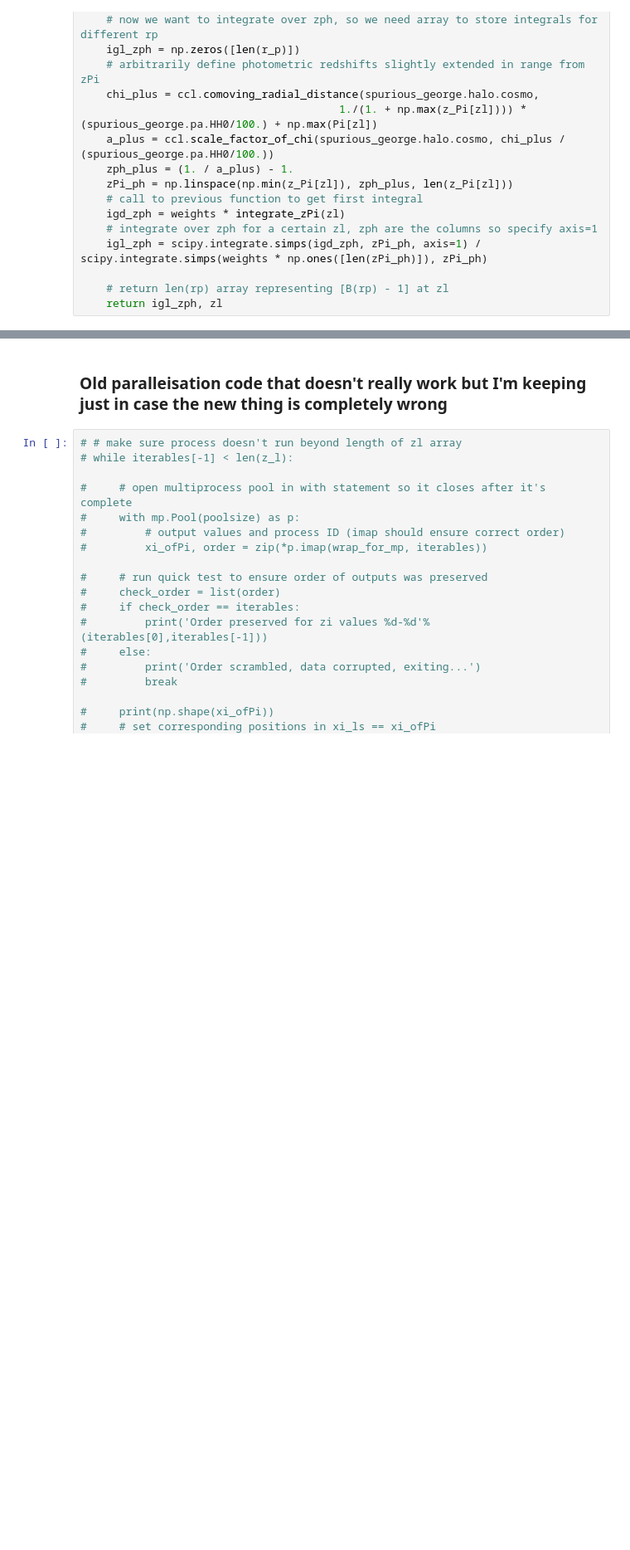
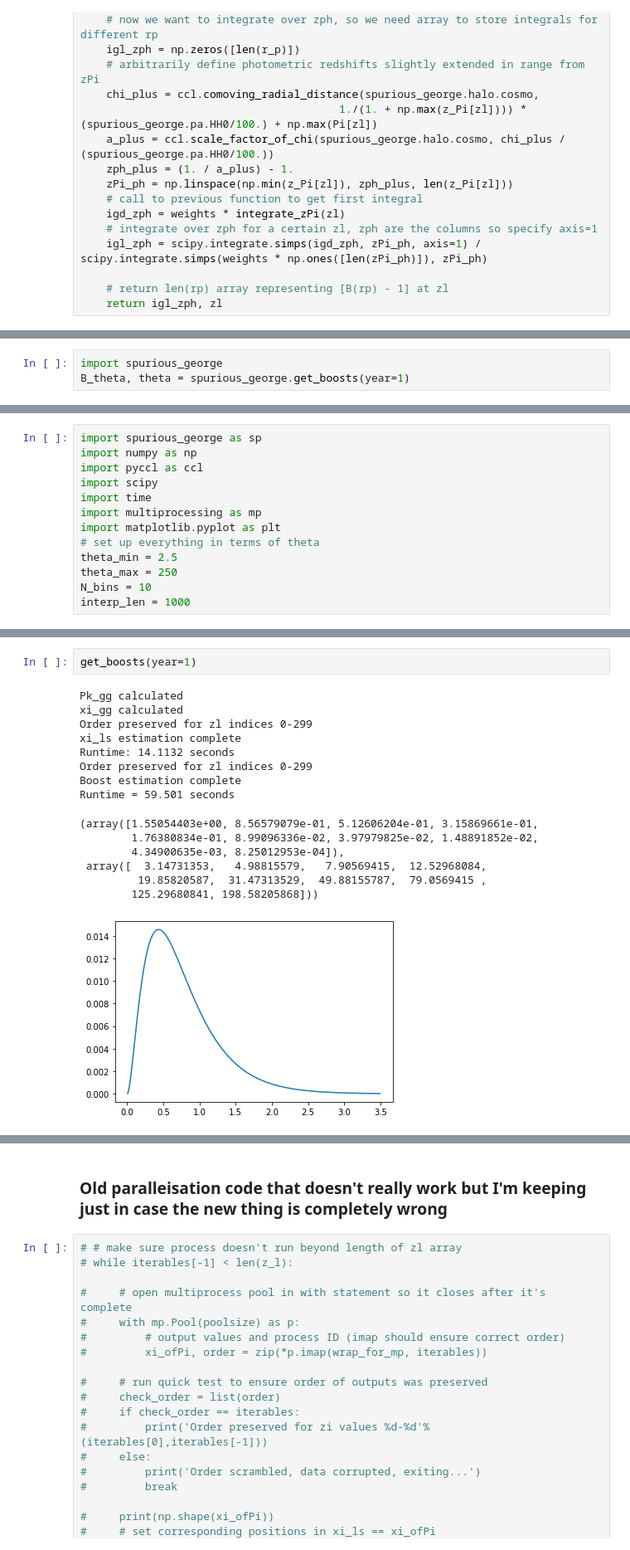
Before and after one commit to CMacM/IA_GGL, a Jupyter notebook: estimator_tests.ipynb, the cells around one changed output, grey strips where cells are left out. Shown at 83% size. Drawn from its saved outputs; the diff is of its cells as text; blank space fills up the shorter version.

Commit message:
Separate Z file, various boost fixes

```diff
--- a/estimator_tests.ipynb
+++ b/estimator_tests.ipynb
@@ -726,0 +701,3 @@ plt.savefig('b_min1_theta.png', dpi=300)
+# %%
+import spurious_george
+B_theta, theta = spurious_george.get_boosts(year=1)
@@ -726,0 +713,13 @@ plt.savefig('b_min1_theta.png', dpi=300)
+# %%
+import spurious_george as sp
+import numpy as np
+import pyccl as ccl
+import scipy
+import time
+import multiprocessing as mp
+import matplotlib.pyplot as plt
+# set up everything in terms of theta
+theta_min = 2.5
+theta_max = 250
+N_bins = 10
+interp_len = 1000
@@ -727 +1018,19 @@ plt.savefig('b_min1_theta.png', dpi=300)
+# %%
+get_boosts(year=1)
+# %% [output]
+Pk_gg calculated
+xi_gg calculated
+Order preserved for zl indices 0-299
+xi_ls estimation complete
+Runtime: 14.1132 seconds
+Order preserved for zl indices 0-299
+Boost estimation complete
+Runtime = 59.501 seconds
+(array([1.55054403e+00, 8.56579079e-01, 5.12606204e-01, 3.15869661e-01,
+        1.76380834e-01, 8.99096336e-02, 3.97979825e-02, 1.48891852e-02,
+        4.34900635e-03, 8.25012953e-04]),
+ array([  3.14731353,   4.98815579,   7.90569415,  12.52968084,
+         19.85820587,  31.47313529,  49.88155787,  79.0569415 ,
+        125.29680841, 198.58205868]))
+[figure, added]
 # %%
```
Also changed, not shown: parts of 28 cells of this notebook, 7 other files.
